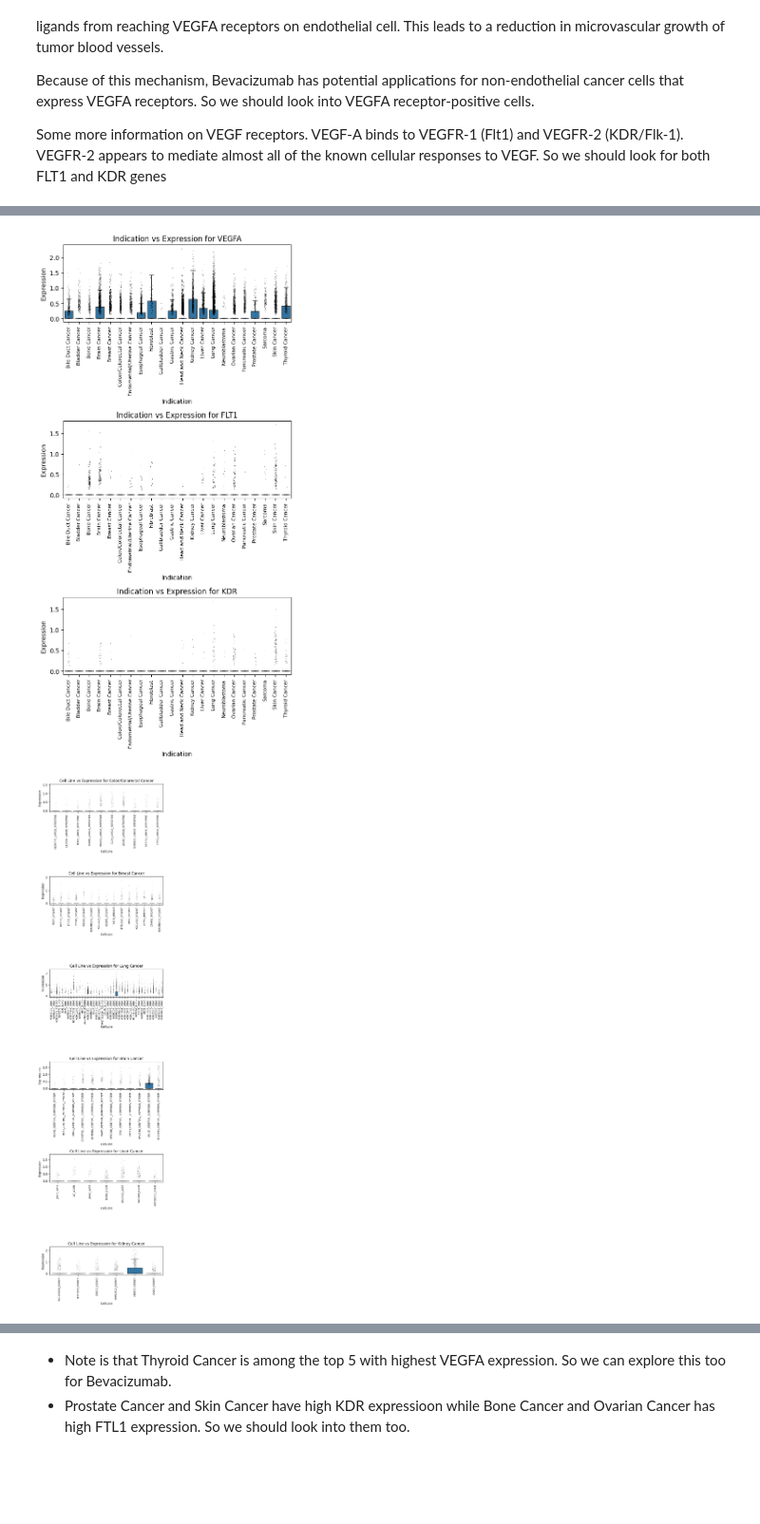
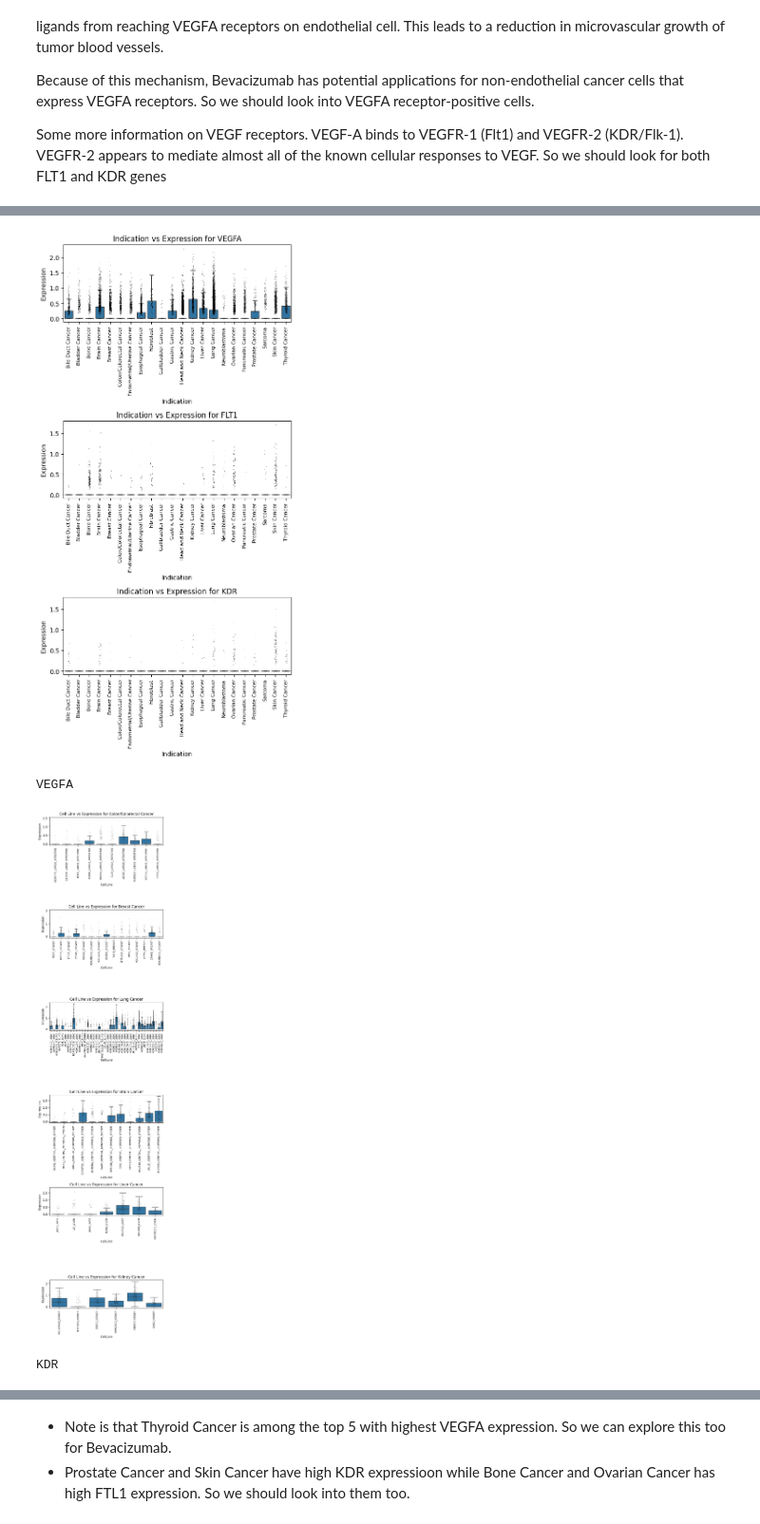
Before and after one commit to vasdumrong765/F1L_emulator_2024, a Jupyter notebook: src/240703_kinker_explore.ipynb, the cells around one changed output, grey strips where cells are left out. Shown at 95% size. Drawn from its saved outputs; the diff is of its cells as text; code cells hidden in the pictures; blank space fills up the shorter version.

```diff
--- a/src/240703_kinker_explore.ipynb
+++ b/src/240703_kinker_explore.ipynb
@@ -269,33 +269,38 @@ gene_list_VEGF = ['VEGFA', 'FLT1', 'KDR']
 print(check_genes_names_in_adata(adata, gene_list_VEGF))
 
 # create a long dataframe for the gene list
 df_long_VEGF = create_long_df_for_genes(adata, gene_list_VEGF)
 
 # print out cell lines with highest mean expression
 high_exp_cell_lines(df_long_VEGF)
 
 plot_exp_by_cell_lines(df_long_VEGF)
 
 # Current indication
 current_indication_VEGF = ['Colon/Colorectal Cancer', 'Breast Cancer', 'Lung Cancer', 'Brain Cancer', 'Liver Cancer', 'Kidney Cancer']
-plot_exp_by_cell_line_in_cancer_type(df_long_VEGF, current_indication_VEGF)
+print("VEGFA")
+plot_exp_by_cell_line_in_cancer_type(df_long_VEGF[df_long_VEGF['Gene'] == 'VEGFA'], current_indication_VEGF)
+print("KDR")
+plot_exp_by_cell_line_in_cancer_type(df_long_VEGF[df_long_VEGF['Gene'] == 'KDR'], current_indication_VEGF)
 # %% [output]
 ['FLT1', 'KDR', 'PKDREJ', 'VEGFA']
                  cell_id      Indication       CellLine   Gene  Expression
 0  AAACCTGAGACATAAC-1-18     Lung Cancer  NCIH2126_LUNG  VEGFA    0.303059
 1  AAACCTGCACAACGCC-1-18  Thyroid Cancer  SW579_THYROID  VEGFA    0.585291
 2  AAACCTGCAGACAAGC-1-18     Skin Cancer       C32_SKIN  VEGFA    0.000000
 3  AAACCTGCAGCTCGAC-1-18  Thyroid Cancer  SW579_THYROID  VEGFA    0.874560
 4  AAACCTGCATGGATGG-1-18     Lung Cancer   NCIH446_LUNG  VEGFA    0.000000
 
 Top 5 Cell Lines with Highest Mean Expression for FLT1:
                          mean
 Gene Indication
 FLT1 Bone Cancer     0.084012
 ... (18 lines left out)
       Fibroblast      0.307376
       Thyroid Cancer  0.220274
       Brain Cancer    0.200445
       Liver Cancer    0.180663
-[figure, old version]
+[figure, new version]
+VEGFA
-[figure, old version]
+[figure, new version]
+KDR
```
Also changed, not shown: parts of 5 cells of this notebook, 2 other files.
